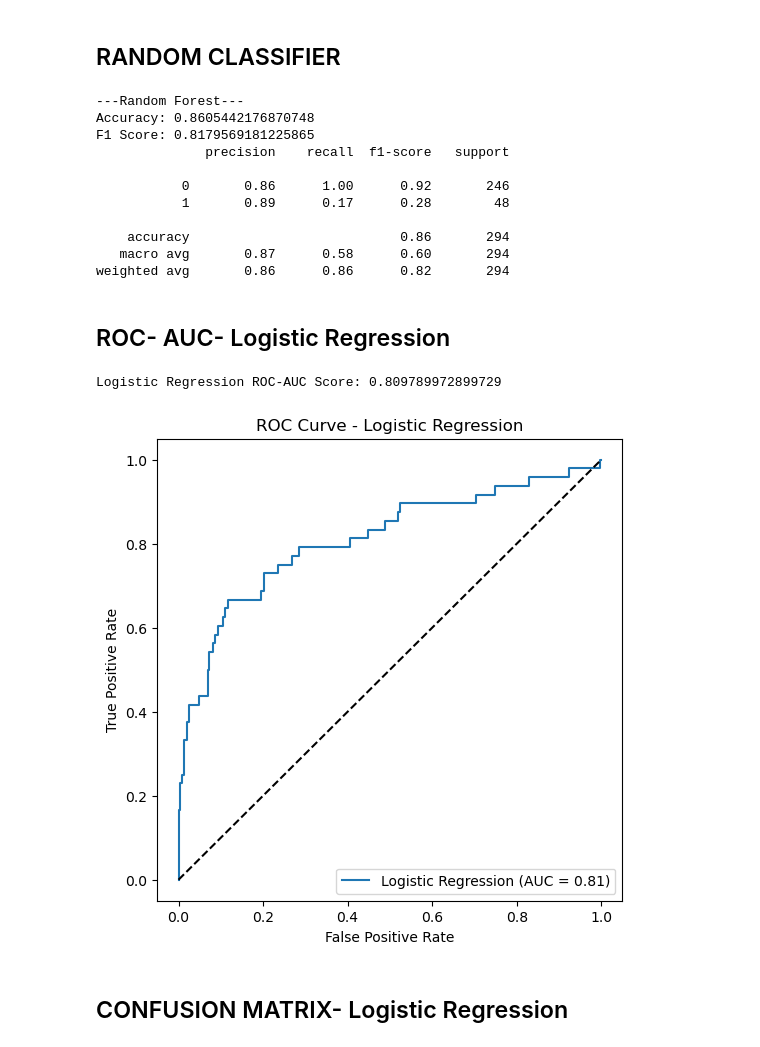
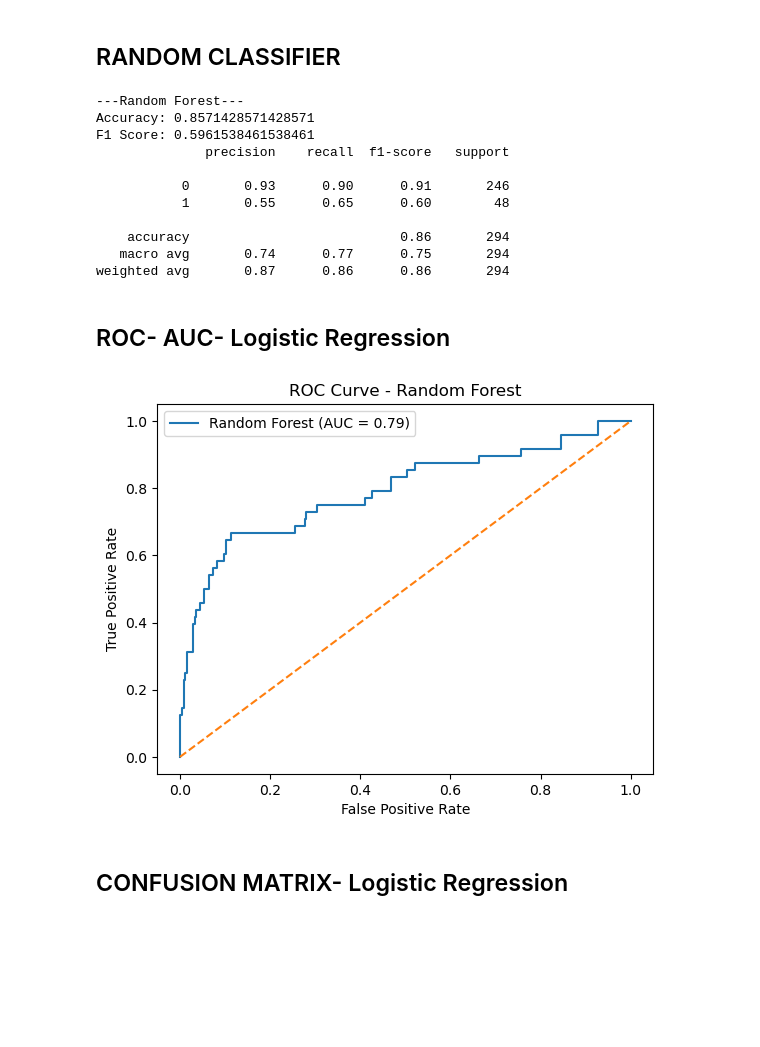
Before and after one commit to Haripriya-2310/Employee-Attrition-Analysis-and-Prediction, a Jupyter notebook: Employee Attrition Prediction.ipynb, the cells around one changed output. Drawn from its saved outputs; the diff is of its cells as text; code cells hidden in the pictures; blank space fills up the shorter version.

```diff
--- a/Employee Attrition Prediction.ipynb
+++ b/Employee Attrition Prediction.ipynb
@@ -540,2 +527,7 @@ x_train,x_test,y_train,y_test=train_test_split(x,y,test_size=0.2,random_state=2)
+# %%
+from imblearn.over_sampling import SMOTE
+
+smote = SMOTE(random_state=42)
+x_train_res, y_train_res = smote.fit_resample(x_train_enc, y_train)
 # %% [markdown]
 ## MODEL TRAINING
@@ -613,63 +609,63 @@ weighted avg       0.81      0.82      0.82       294
 # %% [markdown]
 ## RANDOM CLASSIFIER
 # %%
-rf_pipeline = Pipeline([
-    ('preprocess', preprocessor),
-    ('model', RandomForestClassifier(n_estimators=200, random_state=42,class_weight='balanced'))
-])
-# Fit
-rf_pipeline.fit(x_train, y_train)
+from sklearn.ensemble import RandomForestClassifier
 
-# Predict
-y_pred_rf = rf_pipeline.predict(x_test)
+rf = RandomForestClassifier(n_estimators=300,
+    max_depth=6,
+    min_samples_leaf=20,
+    class_weight='balanced',
+    random_state=42)
+rf.fit(x_train_res, y_train_res)  # use resampled data
+
+# Predict & Threshold Tuning
+y_prob = rf.predict_proba(x_test_enc)[:,1]
+threshold = 0.39
+y_pred_thresh = (y_prob > threshold).astype(int)
 
 # Evaluate
 print("---Random Forest---")
-print("Accuracy:", accuracy_score(y_test, y_pred_rf))
-print("F1 Score:", f1_score(y_test, y_pred_rf, average='weighted'))
-print(classification_report(y_test, y_pred_rf))
+print("Accuracy:", accuracy_score(y_test, y_pred_thresh))
+print("F1 Score:", f1_score(y_test, y_pred_thresh))
+print(classification_report(y_test, y_pred_thresh))
 # %% [output]
 ---Random Forest---
-Accuracy: 0.8605442176870748
-F1 Score: 0.8179569181225865
+Accuracy: 0.8571428571428571
+F1 Score: 0.5961538461538461
               precision    recall  f1-score   support
 
-           0       0.86      1.00      0.92       246
-           1       0.89      0.17      0.28        48
+           0       0.93      0.90      0.91       246
+           1       0.55      0.65      0.60        48
 
     accuracy                           0.86       294
-   macro avg       0.87      0.58      0.60       294
-weighted avg       0.86      0.86      0.82       294
+   macro avg       0.74      0.77      0.75       294
+weighted avg       0.87      0.86      0.86       294
 # %% [markdown]
 ## ROC- AUC- Logistic Regression
 # %%
 # ROC-AUC comparison
 
-from sklearn.metrics import roc_auc_score, roc_curve
+from sklearn.metrics import roc_curve, roc_auc_score
 import matplotlib.pyplot as plt
 
 # Predict probabilities
-y_pred = logreg_pipeline.predict_proba(x_test)[:, 1]   # probability for positive class
+y_prob = rf.predict_proba(x_test_enc)[:, 1]
 
-# Compute ROC-AUC score
-roc_auc = roc_auc_score(y_test, y_pred)
-print("Logistic Regression ROC-AUC Score:", roc_auc)
+# ROC values
+fpr, tpr, thresholds = roc_curve(y_test, y_prob)
+roc_auc = roc_auc_score(y_test, y_prob)
 
-# Compute ROC curve
-fpr, tpr, thresholds = roc_curve(y_test, y_pred)
-
-# Plot
-plt.figure(figsize=(6, 6))
-plt.plot(fpr, tpr, label=f'Logistic Regression (AUC = {roc_auc:.2f})')
-plt.plot([0, 1], [0, 1], 'k--')
+# Plot ROC Curve
+plt.figure()
+plt.plot(fpr, tpr, label=f'Random Forest (AUC = {roc_auc:.2f})')
+plt.plot([0, 1], [0, 1], linestyle='--')
 plt.xlabel('False Positive Rate')
 plt.ylabel('True Positive Rate')
-plt.title('ROC Curve - Logistic Regression')
-plt.legend(loc='lower right')
+plt.title('ROC Curve - Random Forest')
+plt.legend()
 plt.show()
 # %% [output]
-Logistic Regression ROC-AUC Score: 0.809789972899729
-[figure, old version]
+[figure, new version]
 # %% [markdown]
 ## CONFUSION MATRIX- Logistic Regression
 # %%
```
Also changed, not shown: parts of 15 cells of this notebook, 1 other file.
